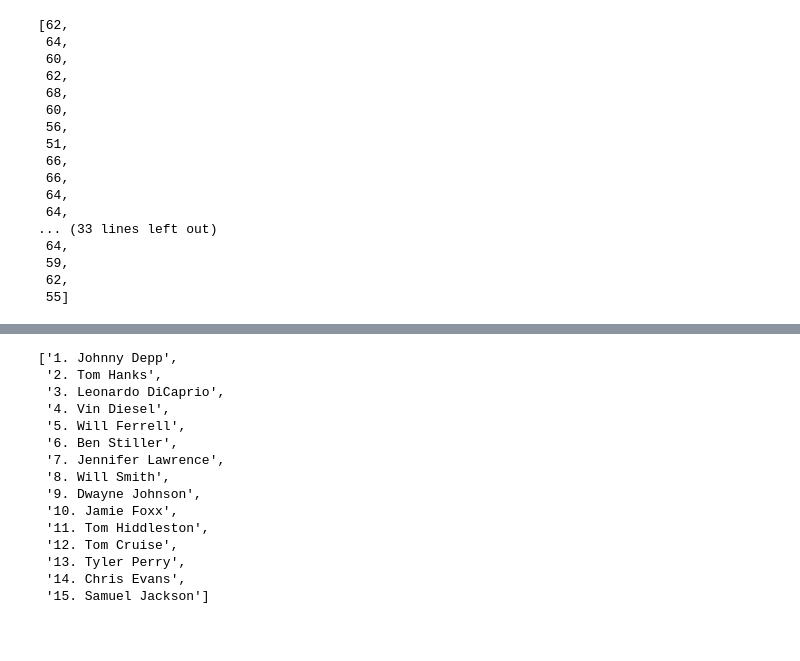
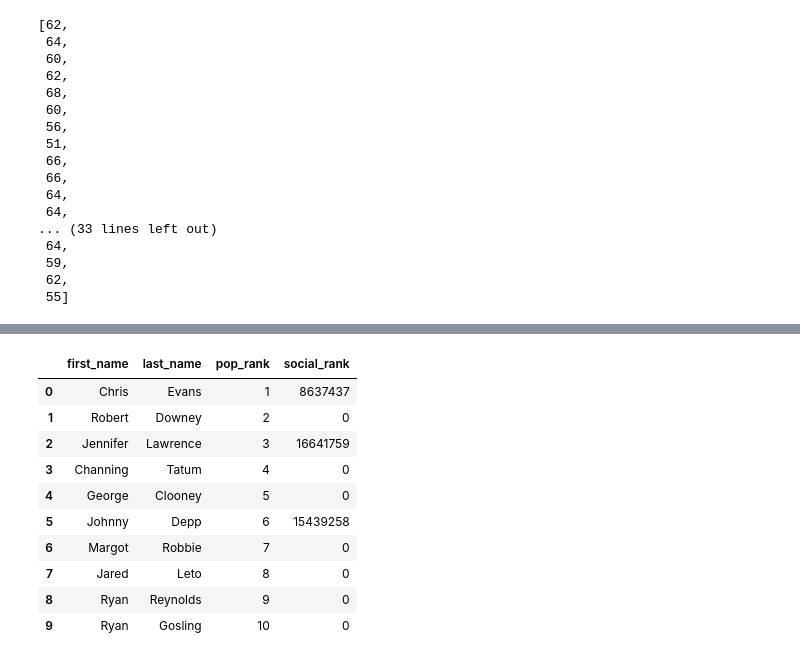
Before and after one commit to mackenziemitchell6/m-m-ovie, a Jupyter notebook: Omar-Graphs.ipynb, the cells around one changed output, grey strips where cells are left out. Saved outputs shown, nothing was run; the diff lists cells and outputs as text; code cells hidden in the pictures; blank space fills up the shorter version.

```diff
--- a/Omar-Graphs.ipynb
+++ b/Omar-Graphs.ipynb
@@ -363,18 +343,22 @@ for actor in results_4:
-# %%
-social_media_rank_list
-# %% [output]
-['1. Johnny Depp',
- '2. Tom Hanks',
- '3. Leonardo DiCaprio',
- '4. Vin Diesel',
- '5. Will Ferrell',
- '6. Ben Stiller',
- '7. Jennifer Lawrence',
- '8. Will Smith',
- '9. Dwayne Johnson',
- '10. Jamie Foxx',
- '11. Tom Hiddleston',
- '12. Tom Cruise',
- '13. Tyler Perry',
- '14. Chris Evans',
- '15. Samuel Jackson']
+# %%
+
+curs.execute("""select first_name, last_name, pop_rank, social_rank
+                from actors
+                order by pop_rank asc
+                limit 10""")
+
+df = pd.DataFrame(curs.fetchall())
+df.columns = [x[0] for x in curs.description]
+df
+# %% [output]
+|  | first_name | last_name | pop_rank | social_rank |
+| 0 | Chris | Evans | 1 | 8637437 |
+| 1 | Robert | Downey | 2 | 0 |
+| 2 | Jennifer | Lawrence | 3 | 16641759 |
+| 3 | Channing | Tatum | 4 | 0 |
+| 4 | George | Clooney | 5 | 0 |
+| 5 | Johnny | Depp | 6 | 15439258 |
+| 6 | Margot | Robbie | 7 | 0 |
+| 7 | Jared | Leto | 8 | 0 |
+| 8 | Ryan | Reynolds | 9 | 0 |
+| 9 | Ryan | Gosling | 10 | 0 |
```
Also changed, not shown: parts of 8 cells of this notebook, 9 other files.
